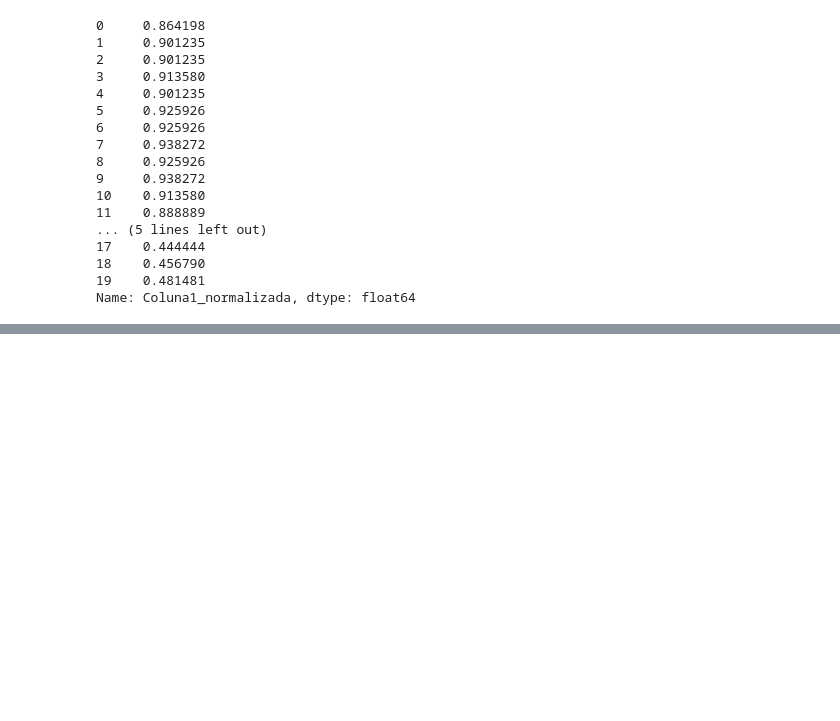
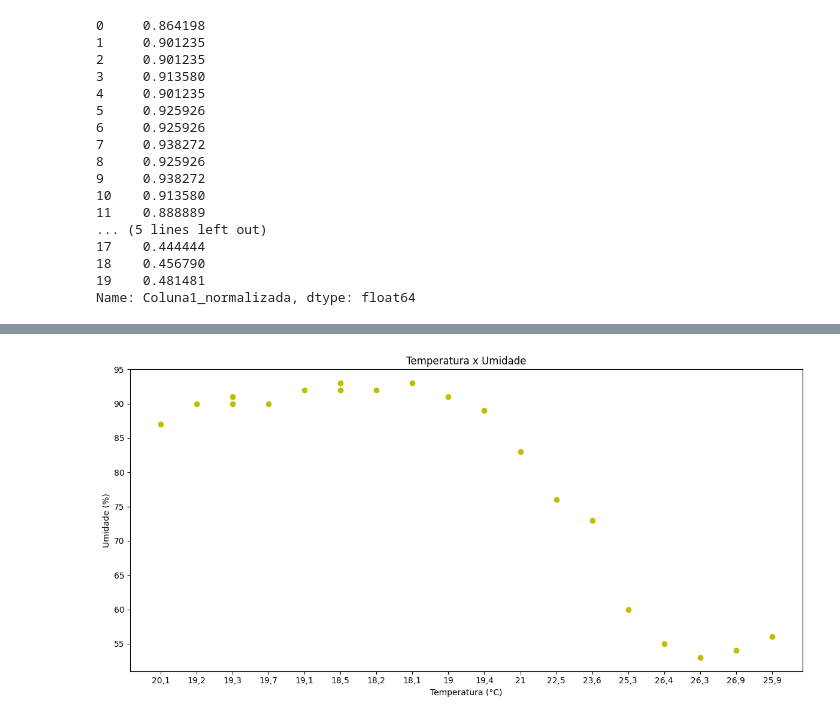
Before and after one commit to reprograma/on35-python-s11-pandas-numpy-I, a Jupyter notebook: exercicios/para-sala/exercicio.ipynb, the cells around one changed output, grey strips where cells are left out. Cells and saved outputs as stored; diff of their text form; code cells hidden in the pictures; blank space fills up the shorter version.

```diff
--- a/exercicios/para-sala/exercicio.ipynb
+++ b/exercicios/para-sala/exercicio.ipynb
@@ -244,0 +261,21 @@ Name: Coluna1_normalizada, dtype: float64
+# %%
+df_20 = df.head(20)
+plt.figure(figsize=(12, 6))
+plt.plot(df_20['Hora UTC'], df_20['UMIDADE RELATIVA DO AR, HORARIA (%)'], marker='o', linestyle='-', color='g')
+plt.xlabel('Hora UTC')
+plt.xlabel('Umidade (%)')
+plt.title('Umidade ao Longo do Tempo')
+plt.xticks(rotation=90)
+plt.tight_layout()
+plt.show()
+# %%
+# Gráfico de Dispersão
+plt.figure(figsize=(12, 6))
+plt.scatter(df_20['TEMPERATURA DO AR - BULBO SECO, HORARIA (°C)'], df_20['UMIDADE RELATIVA DO AR, HORARIA (%)'], color='y')
+plt.xlabel('Temperatura (°C)')
+plt.ylabel('Umidade (%)')
+plt.title('Temperatura x Umidade')
+plt.tight_layout()
+plt.show()
+# %% [output]
+[figure, added]
```
Also changed, not shown: parts of 4 cells of this notebook, 5 other files.
